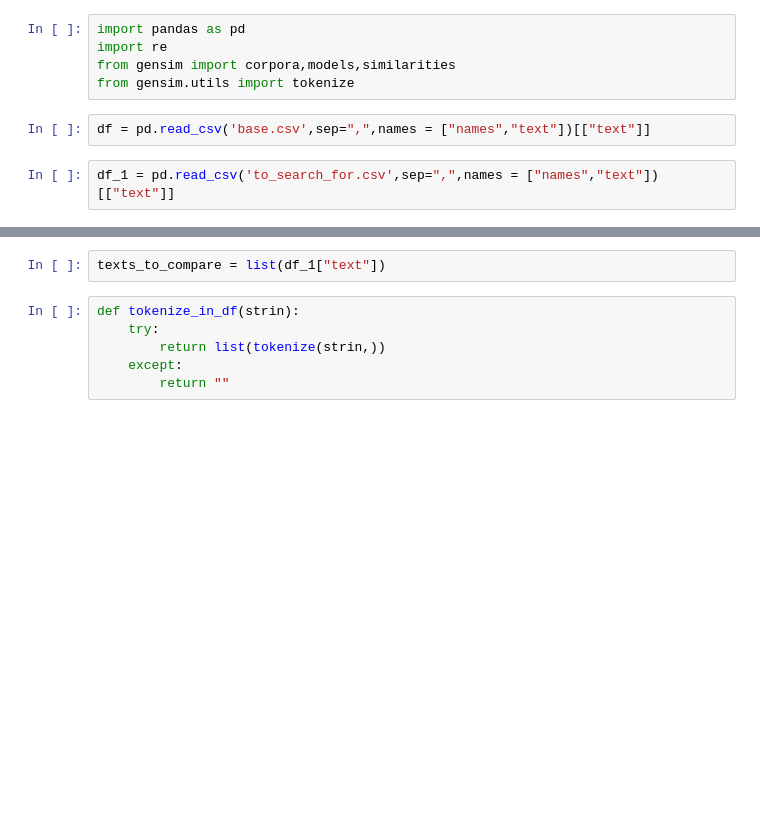
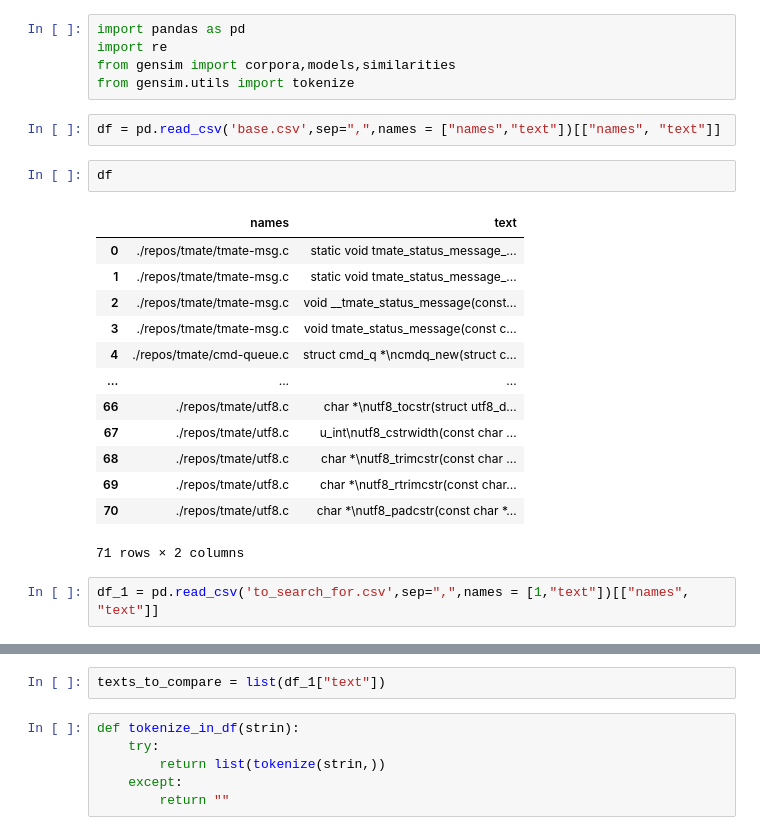
Before and after one commit to banana-dog/ncs, a Jupyter notebook: gensim example.ipynb, the cells around one changed output, grey strips where cells are left out. Cells and saved outputs as stored; diff of their text form; blank space fills up the shorter version.

```diff
--- a/gensim example.ipynb
+++ b/gensim example.ipynb
@@ -4,9 +4,25 @@ import re
 from gensim import corpora,models,similarities
 from gensim.utils import tokenize
 # %%
-df = pd.read_csv('base.csv',sep=",",names = ["names","text"])[["text"]]
+df = pd.read_csv('base.csv',sep=",",names = ["names","text"])[["names", "text"]]
+# %%
+df
+# %% [output]
+|  | names | text |
+| 0 | ./repos/tmate/tmate-msg.c | static void tmate_status_message_... |
+| 1 | ./repos/tmate/tmate-msg.c | static void tmate_status_message_... |
+| 2 | ./repos/tmate/tmate-msg.c | void __tmate_status_message(const... |
+| 3 | ./repos/tmate/tmate-msg.c | void tmate_status_message(const c... |
+| 4 | ./repos/tmate/cmd-queue.c | struct cmd_q *\ncmdq_new(struct c... |
+| ... | ... | ... |
+| 66 | ./repos/tmate/utf8.c | char *\nutf8_tocstr(struct utf8_d... |
+| 67 | ./repos/tmate/utf8.c | u_int\nutf8_cstrwidth(const char ... |
+| 68 | ./repos/tmate/utf8.c | char *\nutf8_trimcstr(const char ... |
+| 69 | ./repos/tmate/utf8.c | char *\nutf8_rtrimcstr(const char... |
+| 70 | ./repos/tmate/utf8.c | char *\nutf8_padcstr(const char *... |
+71 rows × 2 columns
 # %%
-df_1 = pd.read_csv('to_search_for.csv',sep=",",names = ["names","text"])[["text"]]
+df_1 = pd.read_csv('to_search_for.csv',sep=",",names = [1,"text"])[["names", "text"]]
 # %%
 list(df.head(5)["text"].values)
 list(df_1.head(5)["text"].values)
```
Also changed, not shown: parts of 15 cells of this notebook, 9 other files.
